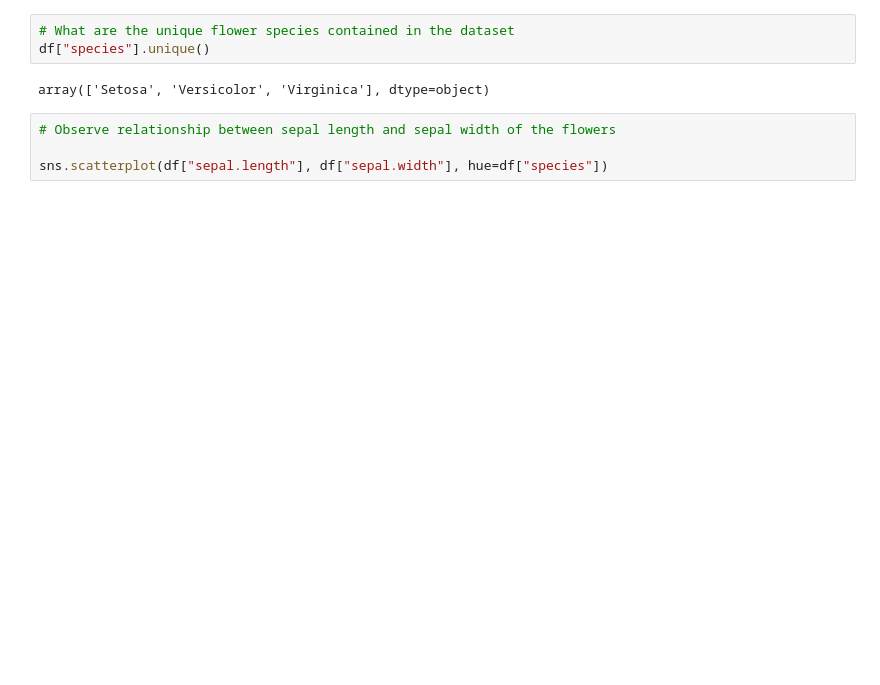
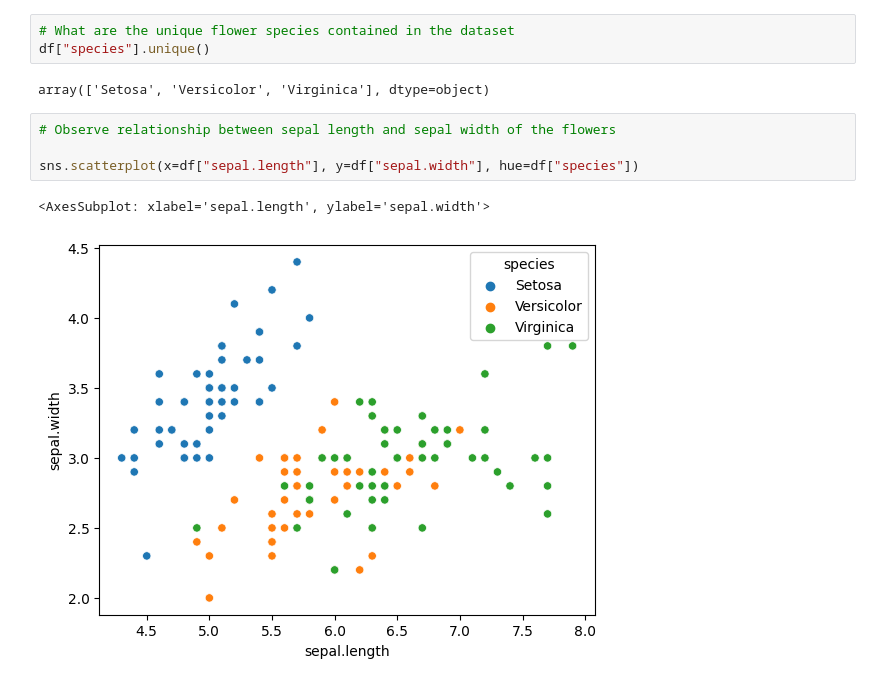
Before and after one commit to Danie-O/Iris-Dataset-Classification-And-Clustering, a Jupyter notebook: iris_classification_algorithms.ipynb, the cells around one changed output. Saved outputs shown, nothing was run; the diff lists cells and outputs as text; blank space fills up the shorter version.

```diff
--- a/iris_classification_algorithms.ipynb
+++ b/iris_classification_algorithms.ipynb
@@ -90,4 +85,7 @@ array(['Setosa', 'Versicolor', 'Virginica'], dtype=object)
 # %%
 # Observe relationship between sepal length and sepal width of the flowers
 
-sns.scatterplot(df["sepal.length"], df["sepal.width"], hue=df["species"])
+sns.scatterplot(x=df["sepal.length"], y=df["sepal.width"], hue=df["species"])
+# %% [output]
+<AxesSubplot: xlabel='sepal.length', ylabel='sepal.width'>
+[figure, added]
```
Also changed, not shown: parts of 2 cells of this notebook.
